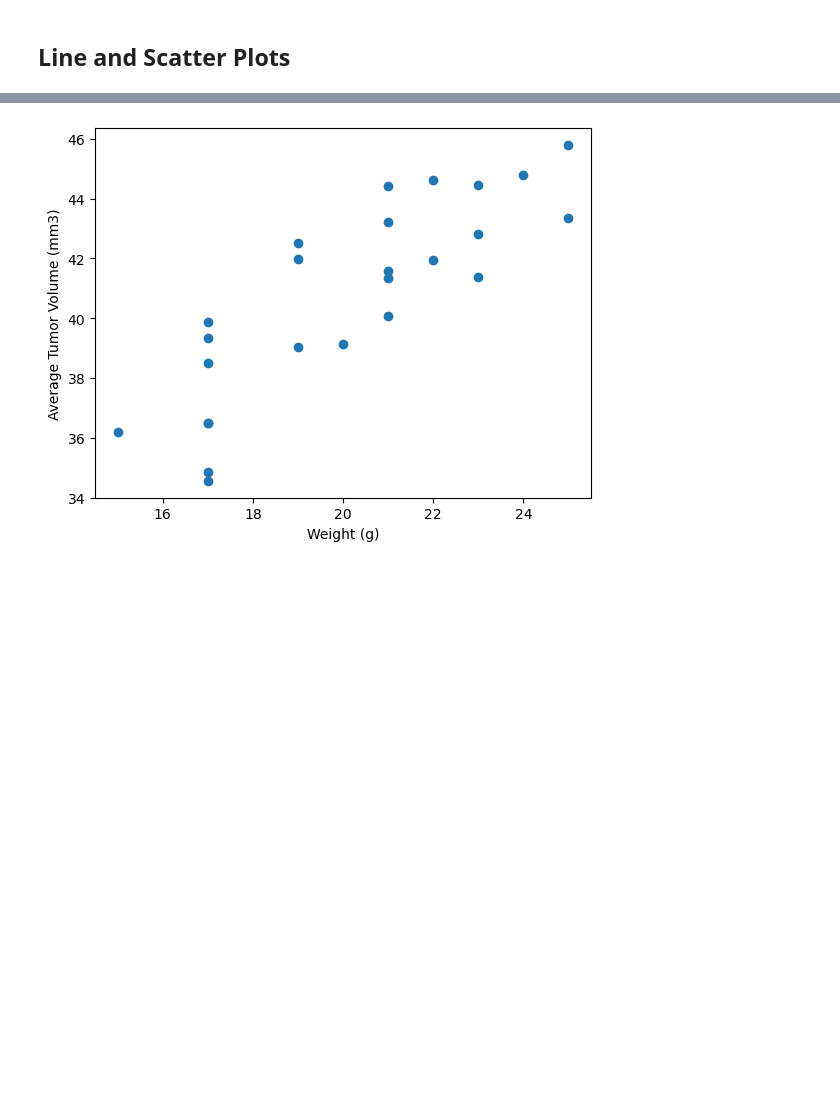
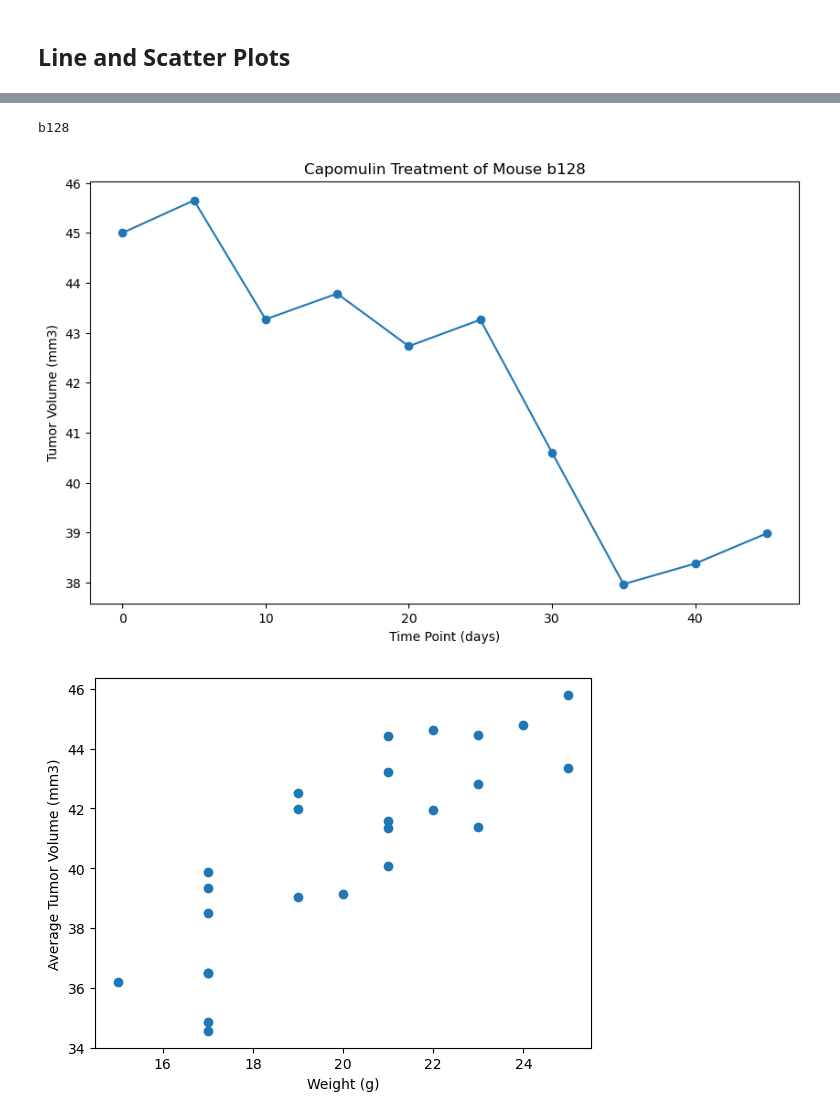
Before and after one commit to alexvallone24/Matplotlib_challenge, a Jupyter notebook: Pymaceuticals/pymaceuticals_starter.ipynb, the cells around one changed output, grey strips where cells are left out. Drawn from its saved outputs; the diff is of its cells as text; code cells hidden in the pictures; blank space fills up the shorter version.

```diff
--- a/Pymaceuticals/pymaceuticals_starter.ipynb
+++ b/Pymaceuticals/pymaceuticals_starter.ipynb
@@ -230,3 +284,17 @@ Ceftamin's potential outliers: Series([], Name: Tumor Volume (mm3), dtype: float
+# %%
+# Generate a line plot of tumor volume vs. time point for a single mouse treated with Capomulin
+capomulin_data = clean_mouse_study[clean_mouse_study['Drug Regimen'] == 'Capomulin']
+single_mouse_id = capomulin_data['Mouse ID'].iloc[0]
+single_mouse_data = capomulin_data[capomulin_data['Mouse ID'] == single_mouse_id]
+plt.figure(figsize=(10,6))
+plt.plot(single_mouse_data['Timepoint'], single_mouse_data['Tumor Volume (mm3)'], marker = 'o')
+plt.title("Capomulin Treatment of Mouse b128")
+plt.xlabel('Time Point (days)')
+plt.ylabel('Tumor Volume (mm3)')
+print(single_mouse_id)
+# %% [output]
+b128
+[figure, added]
 # %%
 # Generate a scatter plot of mouse weight vs. the average observed tumor volume for the entire Capomulin regimen
 # %% [output]
```
Also changed, not shown: parts of 5 cells of this notebook.
